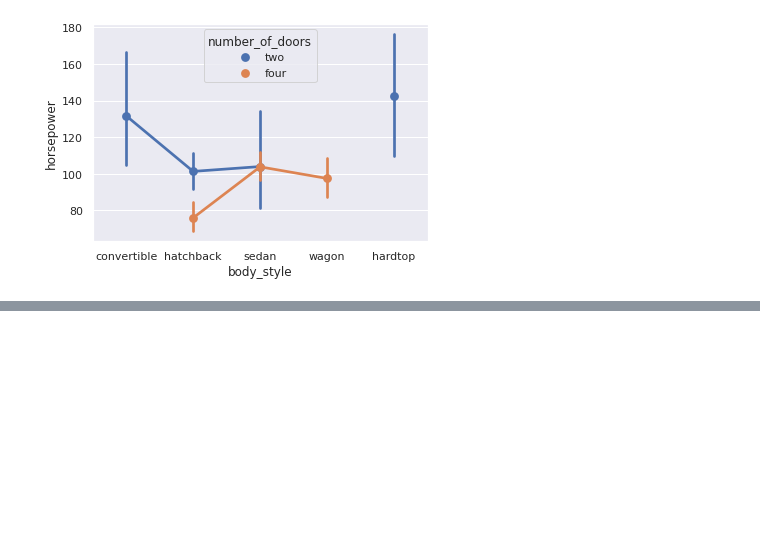
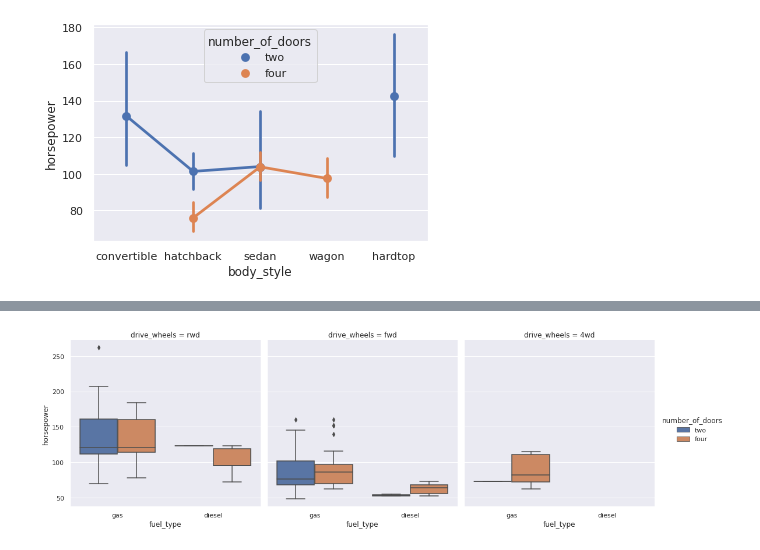
Before and after one commit to Iamsbharti/ML-AI, a Jupyter notebook: visualization/visulaization_p.ipynb, the cells around one changed output, grey strips where cells are left out. Drawn from its saved outputs; the diff is of its cells as text; code cells hidden in the pictures; blank space fills up the shorter version.

Commit message:
catplot :rocket:

```diff
--- a/visualization/visulaization_p.ipynb
+++ b/visualization/visulaization_p.ipynb
@@ -133,0 +156,10 @@ sns.pointplot(auto['body_style'],auto['horsepower'], hue = auto['number_of_doors
+# %%
+# boxplot
+sns.catplot(x='fuel_type',
+            y='horsepower',
+            hue='number_of_doors',
+            col='drive_wheels',
+            data=auto,
+            kind='box');
+# %% [output]
+[figure, added]
```
Also changed, not shown: parts of 6 cells of this notebook.
